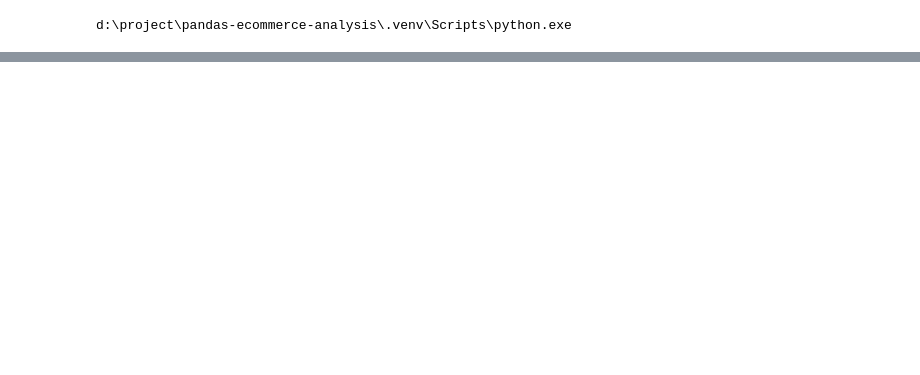
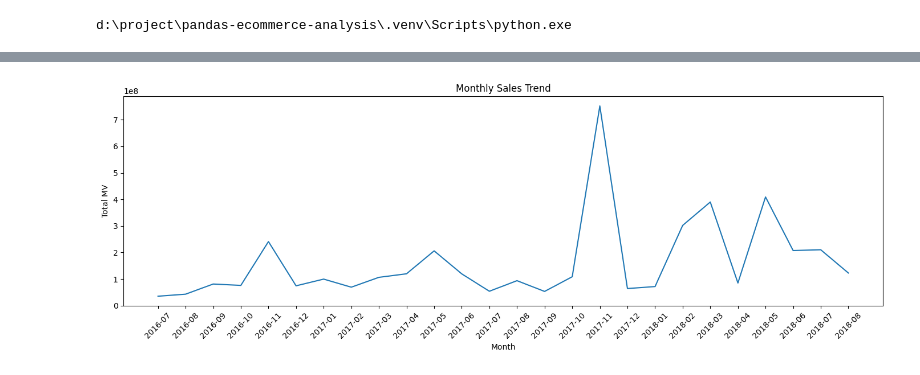
Before and after one commit to xy-226/pandas-ecommerce-analysis, a Jupyter notebook: notebooks/01_eda.ipynb, the cells around one changed output, grey strips where cells are left out. Drawn from its saved outputs; the diff is of its cells as text; code cells hidden in the pictures; blank space fills up the shorter version.

```diff
--- a/notebooks/01_eda.ipynb
+++ b/notebooks/01_eda.ipynb
@@ -31,0 +332,21 @@ d:\project\pandas-ecommerce-analysis\.venv\Scripts\python.exe
+# %%
+# 按 year_month 分组，统计每个月的核心指标
+# order_count：唯一订单数
+# item_count：订单明细行数
+# total_qty：总购买数量
+# total_grand_total：grand_total 总额
+# total_mv：mv 总额
+
+monthly_sales = (
+    df.groupby("year_month", as_index=False)
+      .agg(
+          order_count=("increment_id", "nunique"),
+          item_count=("item_id", "count"),
+          total_qty=("qty_ordered", "sum"),
+          total_grand_total=("grand_total", "sum"),
+          total_mv=("mv", "sum")
+      )
+      .sort_values("year_month")
+)
+
+monthly_sales.head()
@@ -31,0 +479,26 @@ d:\project\pandas-ecommerce-analysis\.venv\Scripts\python.exe
+# %%
+import matplotlib.pyplot as plt
+
+# 创建画布，figsize 控制图的大小
+plt.figure(figsize=(14, 5))
+
+# 画折线图
+# x 轴是月份
+# y 轴是每月 total_mv
+plt.plot(monthly_sales["year_month"], monthly_sales["total_mv"])
+
+# 让 x 轴月份文字旋转 45 度，避免重叠
+plt.xticks(rotation=45)
+
+# 图表标题和坐标轴名称
+plt.title("Monthly Sales Trend")
+plt.xlabel("Month")
+plt.ylabel("Total MV")
+
+# 自动调整布局，避免文字被遮挡
+plt.tight_layout()
+
+# 显示图表
+plt.show()
+# %% [output]
+[figure, added]
```
Also changed, not shown: parts of 27 cells of this notebook, 6 other files.
